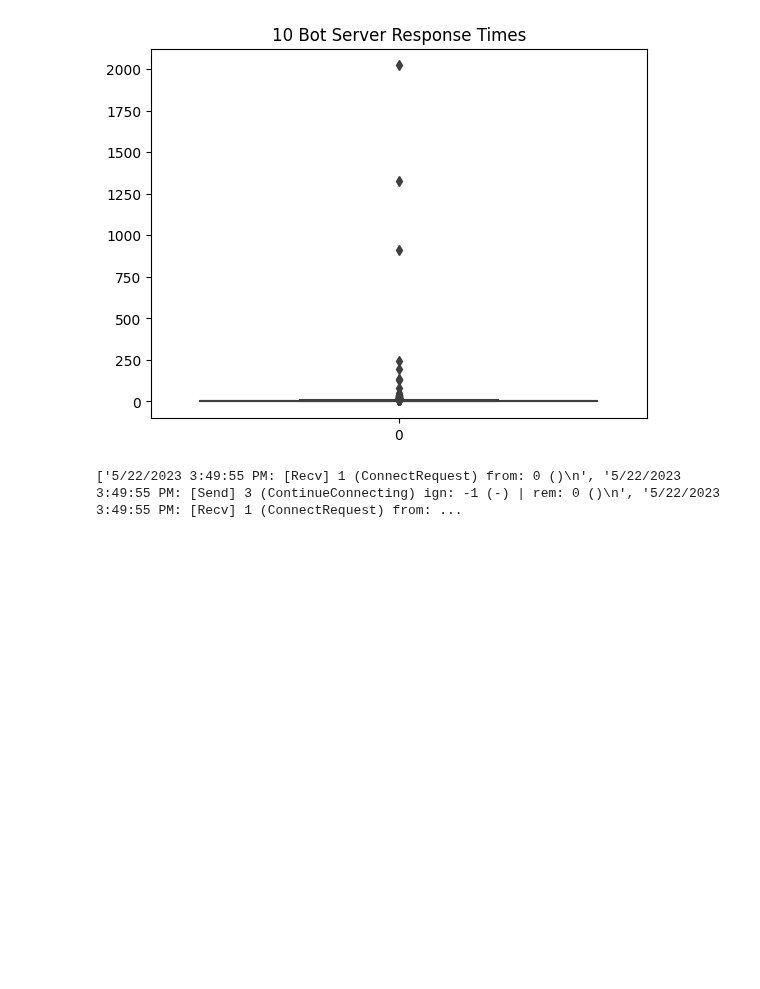
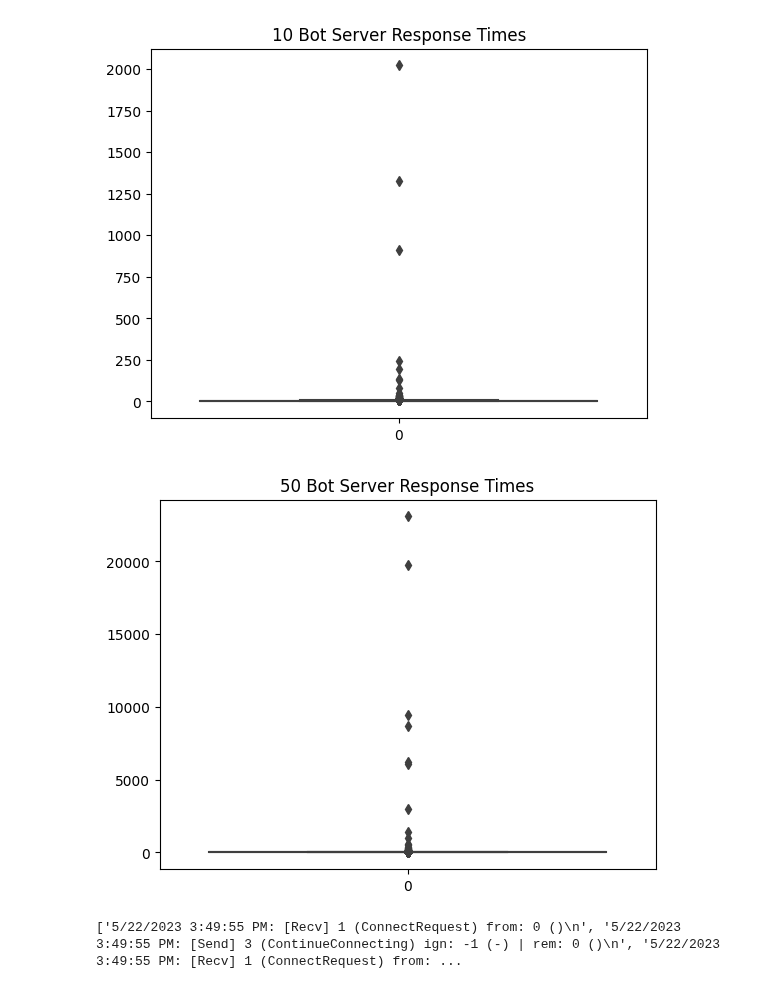
Before and after one commit to atlarge-research/yardstick, a Jupyter notebook: terrastick/analysisScripts/analysis_init.ipynb, the cells around one changed output. Drawn from its saved outputs; the diff is of its cells as text; code cells hidden in the pictures; blank space fills up the shorter version.

```diff
--- a/terrastick/analysisScripts/analysis_init.ipynb
+++ b/terrastick/analysisScripts/analysis_init.ipynb
@@ -20,6 +20,13 @@ with open(file1, 'r') as f:
 
 ten_bot_lines = lines
 ten_bot_lines = [line for line in ten_bot_lines if "GAME UPDATE TIME"  in line]
+
+file2= '50ish.log'
+with open(file2, 'r') as f:
+    lines = f.readlines()
+
+fifty_bot_lines = lines
+fifty_bot_lines = [line for line in fifty_bot_lines if "GAME UPDATE TIME"  in line]
 # %%
 # pre_bot_lines
 # extract the time from the lines
@@ -30,33 +37,41 @@ pre_bot_times = [line.split('\n')[0] for line in pre_bot_times]
 
 post_bot_times = [line.split(' ')[-1] for line in post_bot_lines]
 post_bot_times = [line.split('\n')[0] for line in post_bot_times]
 
 ten_bot_times = [line.split(' ')[-1] for line in ten_bot_lines]
 ten_bot_times = [line.split('\n')[0] for line in ten_bot_times]
+
+fifty_bot_times = [line.split(' ')[-1] for line in fifty_bot_lines]
+fifty_bot_times = [line.split('\n')[0] for line in fifty_bot_times]
 
 
 import seaborn as sns
 import matplotlib.pyplot as plt
 # sns.histplot(pre_bot_times,kde=True)
 # plt.show()
 # sns.boxplot(post_bot_times)
 # plt.show()
 # box plot of pre time next to post time
 # sns.boxplot(pre_bot_times)
 sns.boxplot(pre_bot_times)
 plt.title('Single Player Server Response Times')
 plt.show()
 sns.boxplot(post_bot_times)
 plt.title('1 Bot Server Response Times')
 plt.show()
 
 sns.boxplot(ten_bot_times)
 plt.title('10 Bot Server Response Times')
 plt.show()
+
+sns.boxplot(fifty_bot_times)
+plt.title('50 Bot Server Response Times')
+plt.show()
 # %% [output]
 [figure]
 [figure]
 [figure]
+[figure, added]
 # %%
 # %% [output]
 ['5/22/2023 3:49:55 PM: [Recv] 1 (ConnectRequest) from: 0 ()\n', '5/22/2023 3:49:55 PM: [Send] 3 (ContinueConnecting) ign: -1 (-) | rem: 0 ()\n', '5/22/2023 3:49:55 PM: [Recv] 1 (ConnectRequest) from: ...
```
Also changed, not shown: 2 other files.
